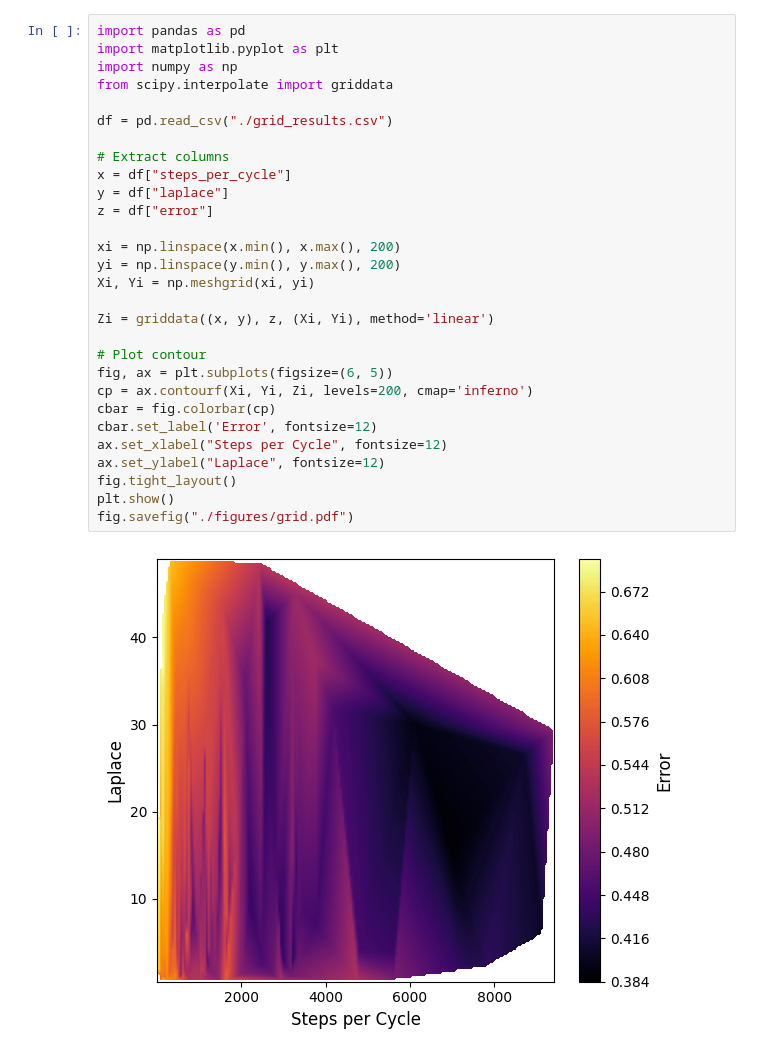
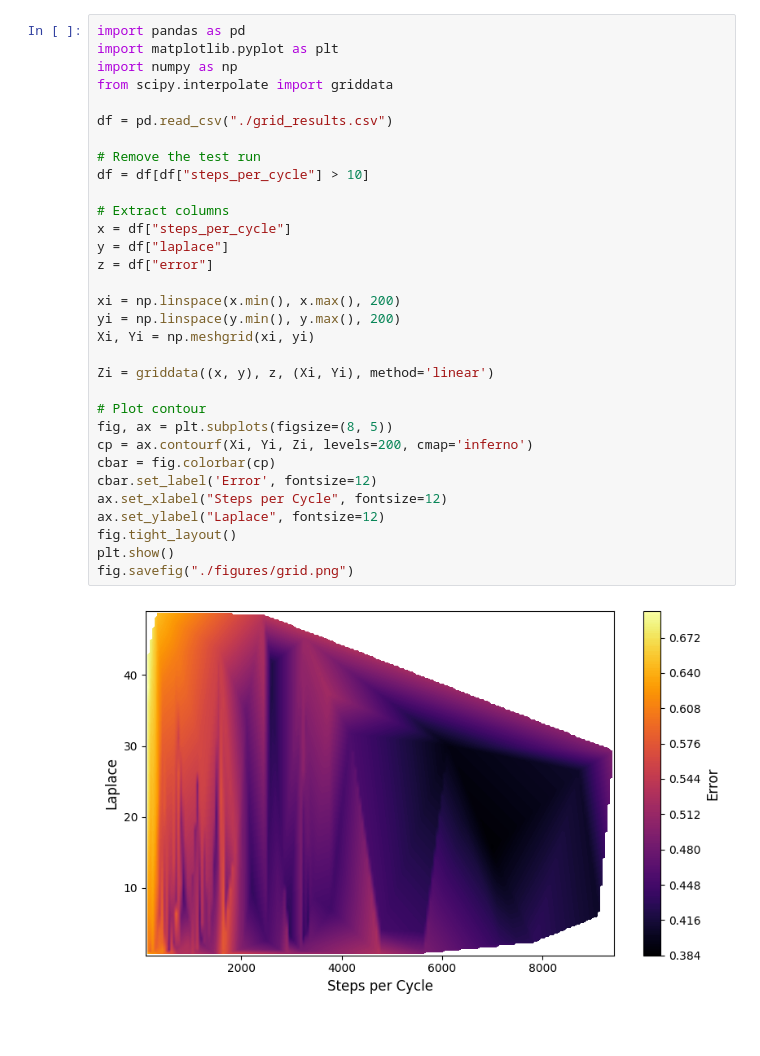
Before and after one commit to JeroenN/Leduc-Poker-MARL, a Jupyter notebook: analysis.ipynb, the cells around one changed output. Saved outputs shown, nothing was run; the diff lists cells and outputs as text.

Commit message:
Added readme figures and analysis files

```diff
--- a/analysis.ipynb
+++ b/analysis.ipynb
@@ -1,31 +1,34 @@
 # %%
 import pandas as pd
 import matplotlib.pyplot as plt
 import numpy as np
 from scipy.interpolate import griddata
 
 df = pd.read_csv("./grid_results.csv")
+
+# Remove the test run
+df = df[df["steps_per_cycle"] > 10]
 
 # Extract columns
 x = df["steps_per_cycle"]
 y = df["laplace"]
 z = df["error"]
 
 xi = np.linspace(x.min(), x.max(), 200)
 yi = np.linspace(y.min(), y.max(), 200)
 Xi, Yi = np.meshgrid(xi, yi)
 
 Zi = griddata((x, y), z, (Xi, Yi), method='linear')
 
 # Plot contour
-fig, ax = plt.subplots(figsize=(6, 5))
+fig, ax = plt.subplots(figsize=(8, 5))
 cp = ax.contourf(Xi, Yi, Zi, levels=200, cmap='inferno')
 cbar = fig.colorbar(cp)
 cbar.set_label('Error', fontsize=12)
 ax.set_xlabel("Steps per Cycle", fontsize=12)
 ax.set_ylabel("Laplace", fontsize=12)
 fig.tight_layout()
 plt.show()
-fig.savefig("./figures/grid.pdf")
+fig.savefig("./figures/grid.png")
 # %% [output]
-[figure, old version]
+[figure, new version]
```
Also changed, not shown: parts of 4 cells of this notebook, 10 other files.
